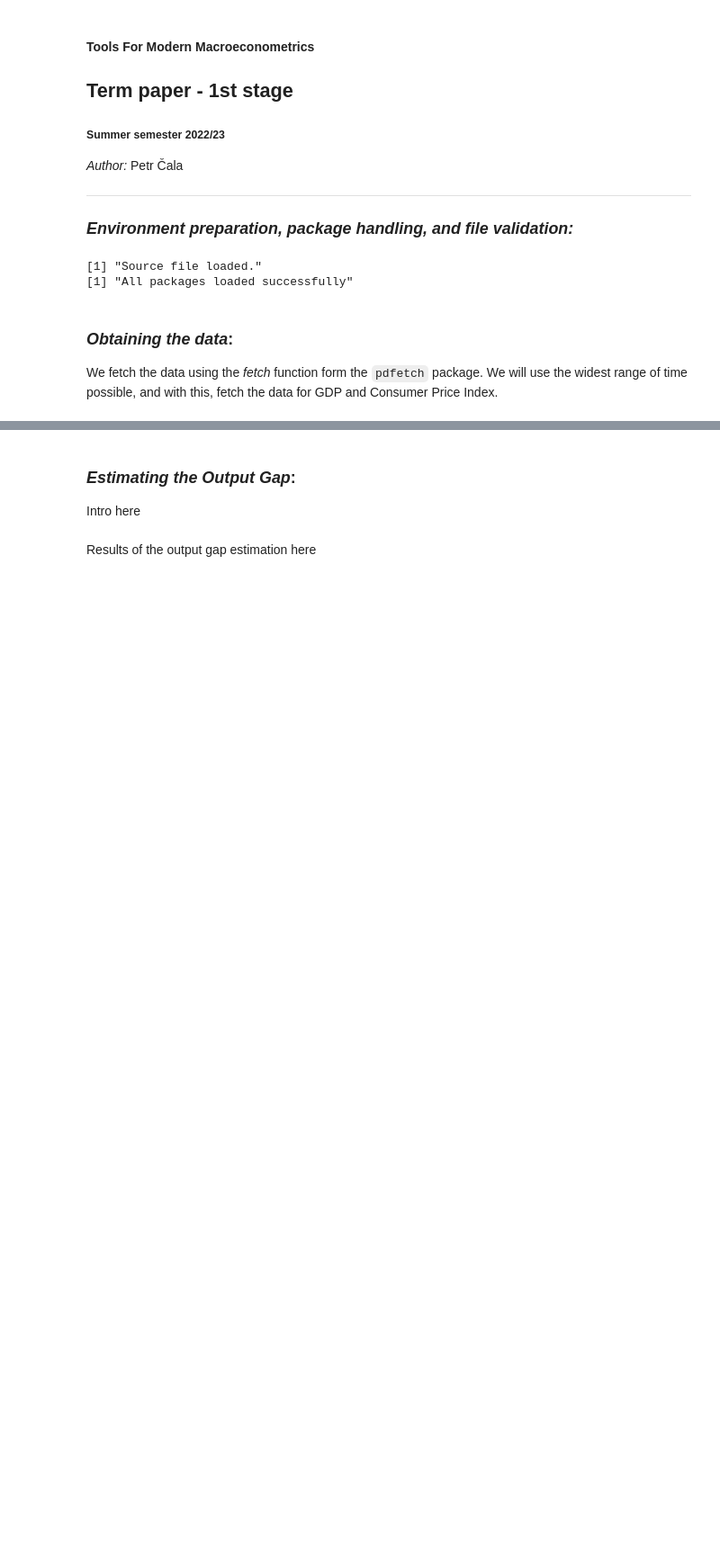
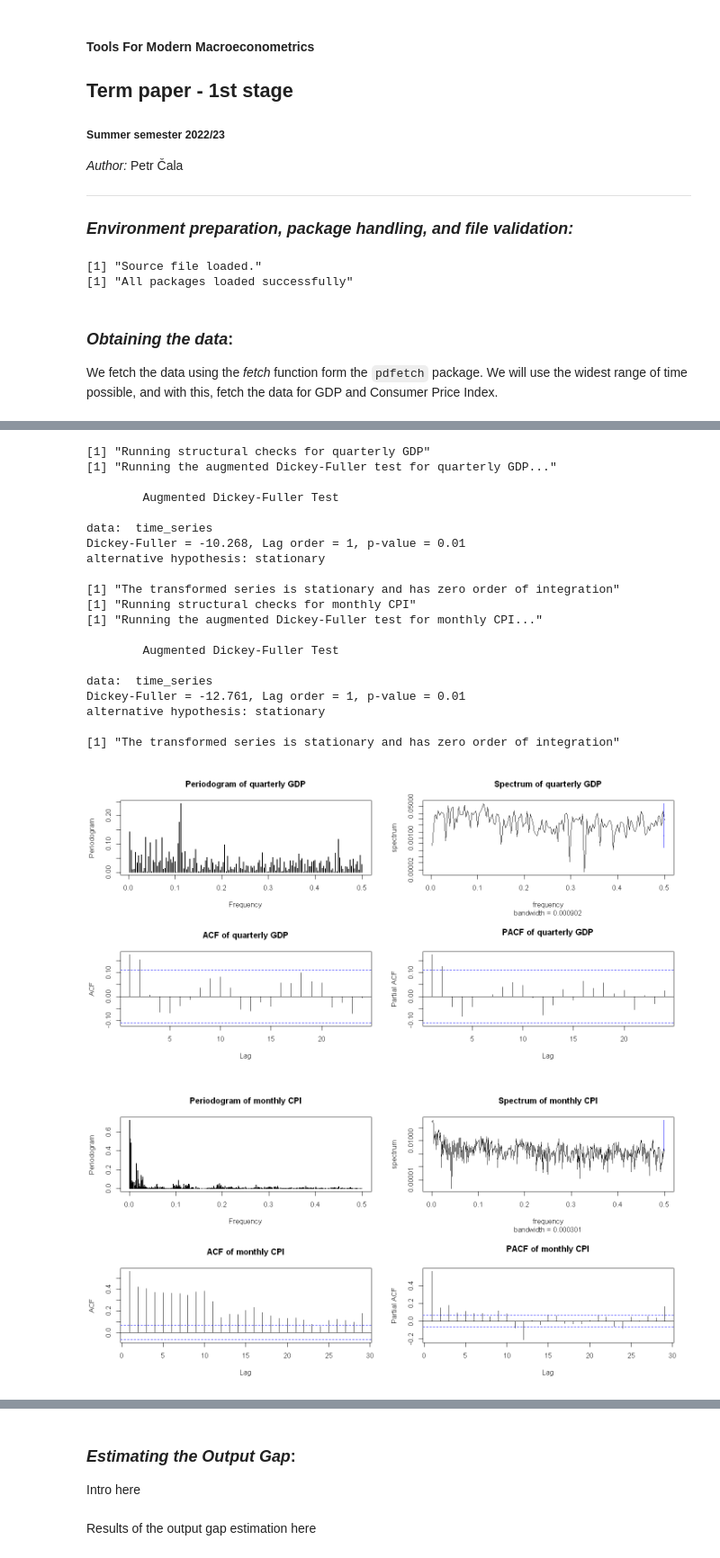
Before and after one commit to PetrCala/macro_tools_term_paper, a Jupyter notebook: code/cala_termpaper_main.ipynb, the cells around one changed output, grey strips where cells are left out. Shown at 90% size. Saved outputs shown, nothing was run; the diff lists cells and outputs as text; code cells hidden in the pictures; blank space fills up the shorter version.

```diff
--- a/code/cala_termpaper_main.ipynb
+++ b/code/cala_termpaper_main.ipynb
@@ -363,0 +103,5 @@ ERROR: Error in .toPOSIXct(end, tzone(x)): invalid time / time based class
+# %%
+# Run various structural checks using a compact function (for details see the source R script)
+par(mfrow=c(2,2))
+runStructuralChecks(gdp_log, "quarterly GDP", print_plots=F)
+runStructuralChecks(cpi_log, "monthly CPI", print_plots=F)
@@ -363,0 +133,16 @@ ERROR: Error in .toPOSIXct(end, tzone(x)): invalid time / time based class
+# %%
+### 3.
+print('Transforming data...')
+
+## Period-over-period percentage changes
+gdp_pop_change <- getPercentageChanges(gdp_log, "P-O-P GDP returns", look_back = 1) # Quarterly returns
+cpi_pop_change <- getPercentageChanges(cpi_log, "P-O-P CPI returns", look_back = 1) # Monthly returns
+
+# ## Calculate month-to-month changes
+# Redundant - impossible for GDP due to lack of data, and already in that form for cpi
+
+# ## Year-over-year percentage changes
+gdp_yoy_change <- getPercentageChanges(gdp_log, "Y-O-Y GDP returns", look_back = 4)
+cpi_yoy_change <- getPercentageChanges(cpi_log, "Y-O-Y CPI returns", look_back = 12)
+
+print('Data transformation to percentage changes complete.')
@@ -363,0 +156,28 @@ ERROR: Error in .toPOSIXct(end, tzone(x)): invalid time / time based class
+# %%
+# Run various structural checks using a compact function (for details see the source R script)
+par(mfrow=c(2,2))
+runStructuralChecks(gdp_pop_change, "quarterly GDP")
+runStructuralChecks(cpi_pop_change, "monthly CPI")
+# %% [output]
+[1] "Running structural checks for quarterly GDP"
+[1] "Running the augmented Dickey-Fuller test for quarterly GDP..."
+
+        Augmented Dickey-Fuller Test
+
+data:  time_series
+Dickey-Fuller = -10.268, Lag order = 1, p-value = 0.01
+alternative hypothesis: stationary
+
+[1] "The transformed series is stationary and has zero order of integration"
+[1] "Running structural checks for monthly CPI"
+[1] "Running the augmented Dickey-Fuller test for monthly CPI..."
+
+        Augmented Dickey-Fuller Test
+
+data:  time_series
+Dickey-Fuller = -12.761, Lag order = 1, p-value = 0.01
+alternative hypothesis: stationary
+
+[1] "The transformed series is stationary and has zero order of integration"
+[figure, added]
+[figure, added]
```
Also changed, not shown: parts of 35 cells of this notebook, 1 other file.
